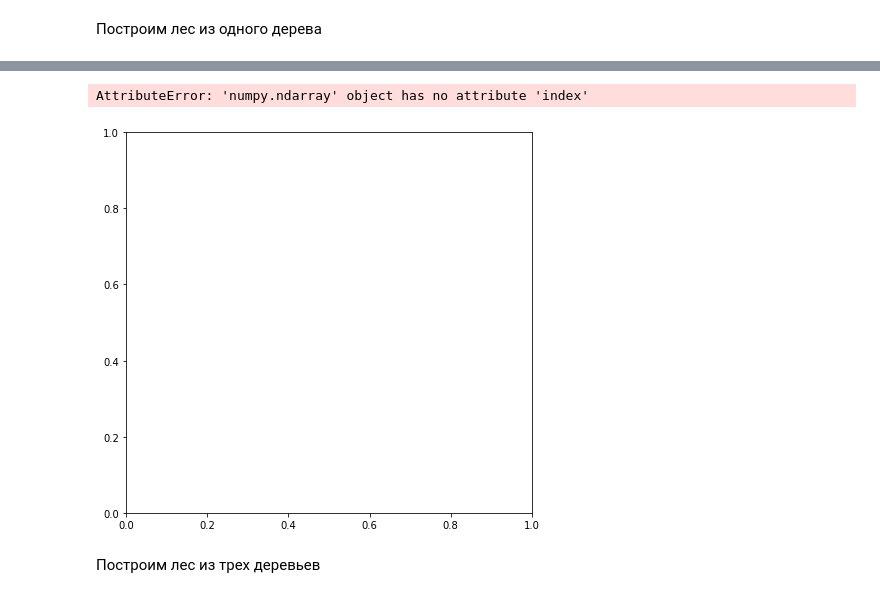
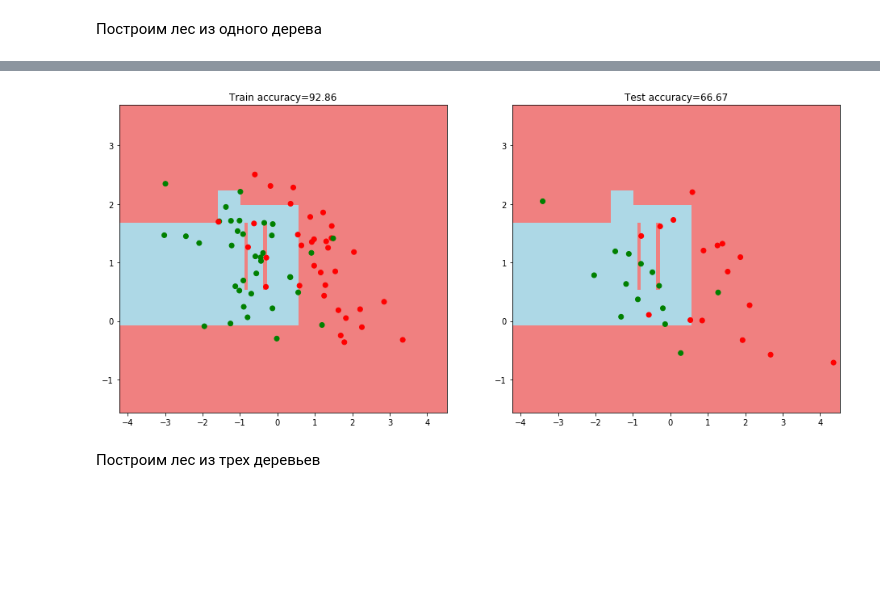
Before and after one commit to Nickel-nc/Algorithms_2, a Jupyter notebook: W5.ipynb, the cells around one changed output, grey strips where cells are left out. Saved outputs shown, nothing was run; the diff lists cells and outputs as text; code cells hidden in the pictures; blank space fills up the shorter version.

Commit message:
Random Forest algorithm (beta)

```diff
--- a/W5.ipynb
+++ b/W5.ipynb
@@ -344,31 +391,28 @@ print(f'Точность случайного леса из {n_trees} дерев
 # %%
-# my_tree = build_tree(train_data, train_labels)
-
 # Визуализируем дерево на графике
 def get_meshgrid(data, step=.05, border=1.2):
     x_min, x_max = data[:, 0].min() - border, data[:, 0].max() + border
     y_min, y_max = data[:, 1].min() - border, data[:, 1].max() + border
     return np.meshgrid(np.arange(x_min, x_max, step), np.arange(y_min, y_max, step))
 
 plt.figure(figsize = (16, 7))
 
 # график обучающей выборки
 plt.subplot(1,2,1)
 xx, yy = get_meshgrid(train_data)
-mesh_predictions = np.array(tree_vote(np.c_[xx.ravel(), yy.ravel()], my_forest_1)).reshape(xx.shape)
+mesh_predictions = np.array(tree_vote(my_forest_1, np.c_[xx.ravel(), yy.ravel()])).reshape(xx.shape)
 plt.pcolormesh(xx, yy, mesh_predictions, cmap = light_colors)
 plt.scatter(train_data[:, 0], train_data[:, 1], c = train_labels, cmap = colors)
 plt.title(f'Train accuracy={train_accuracy:.2f}')
 
 # график тестовой выборки
 plt.subplot(1,2,2)
 plt.pcolormesh(xx, yy, mesh_predictions, cmap = light_colors)
 plt.scatter(test_data[:, 0], test_data[:, 1], c = test_labels, cmap = colors)
 plt.title(f'Test accuracy={test_accuracy:.2f}')
 plt.show()
 # %% [output]
-AttributeError: 'numpy.ndarray' object has no attribute 'index'
-[figure, old version]
+[figure, new version]
 # %% [markdown]
 Построим лес из трех деревьев
 # %%
```
Also changed, not shown: parts of 20 cells of this notebook.
